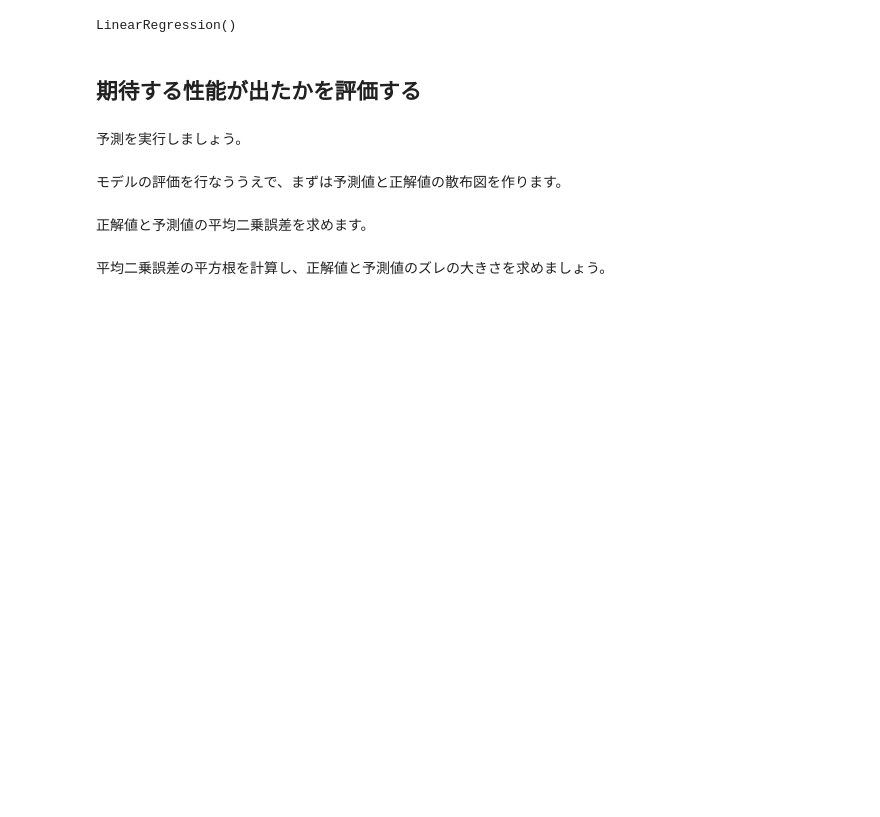
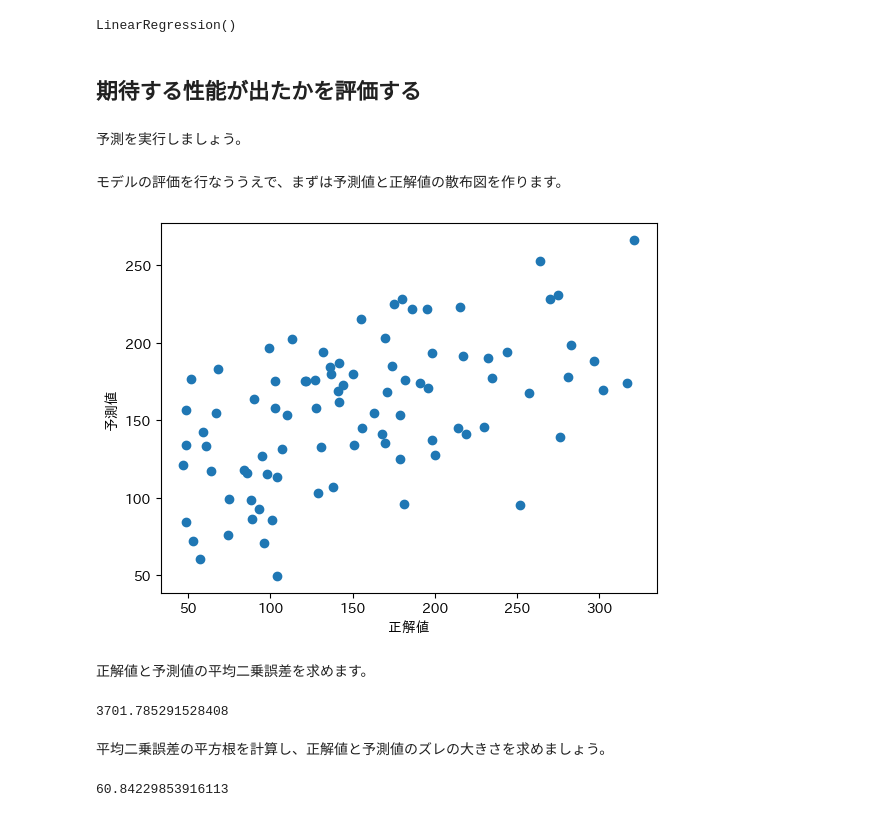
Before and after one commit to masaokatetta/pythondev2, a Jupyter notebook: 課題13_糖尿病の進行状況の回帰予測.ipynb, the cells around one changed output. Saved outputs shown, nothing was run; the diff lists cells and outputs as text; code cells hidden in the pictures; blank space fills up the shorter version.

```diff
--- a/課題13_糖尿病の進行状況の回帰予測.ipynb
+++ b/課題13_糖尿病の進行状況の回帰予測.ipynb
@@ -123,5 +123,6 @@ LinearRegression()
 # %%
 # テストデータを使って予測（回帰）を実行する
 # （以下にコードを書いてください）
+y_pred = model.predict(X_test)
 # %% [markdown]
 モデルの評価を行なううえで、まずは予測値と正解値の散布図を作ります。
@@ -131,2 +129,14 @@ LinearRegression()
+# %%
+# 横軸が予測値、縦軸は正解値でプロットした散布図を表示する
+# （以下にコードを書いてください）
+!pip -q install japanize_matplotlib
+import matplotlib.pyplot as plt
+import japanize_matplotlib
+plt.scatter(y_test, y_pred)
+plt.xlabel("正解値")
+plt.ylabel("予測値")
+plt.show()
+# %% [output]
+[figure, added]
 # %% [markdown]
 正解値と予測値の平均二乗誤差を求めます。
@@ -136,5 +143,18 @@ LinearRegression()
+# %%
+# 正解値と予測値の平均二乗誤差を計算して表示する
+# （以下にコードを書いてください）
+from sklearn.metrics import mean_squared_error
+
+mse = mean_squared_error(y_test, y_pred)
+mse
+# %% [output]
+3701.785291528408
 # %% [markdown]
 平均二乗誤差の平方根を計算し、正解値と予測値のズレの大きさを求めましょう。
 # %%
 # 平均二乗誤差の平方根を計算して表示する
 # （以下にコードを書いてください）
+import numpy as np
+np.sqrt(mse)
+# %% [output]
+60.84229853916113
```
Also changed, not shown: parts of 2 cells of this notebook.
